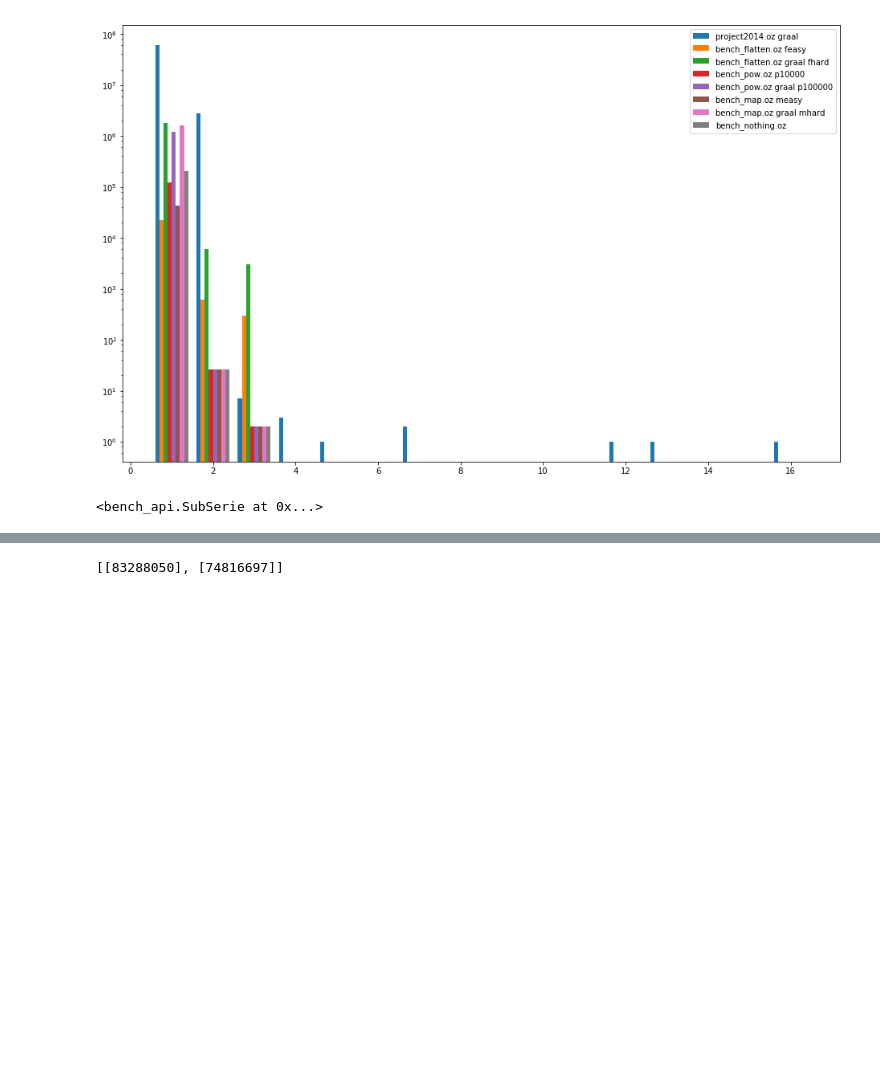
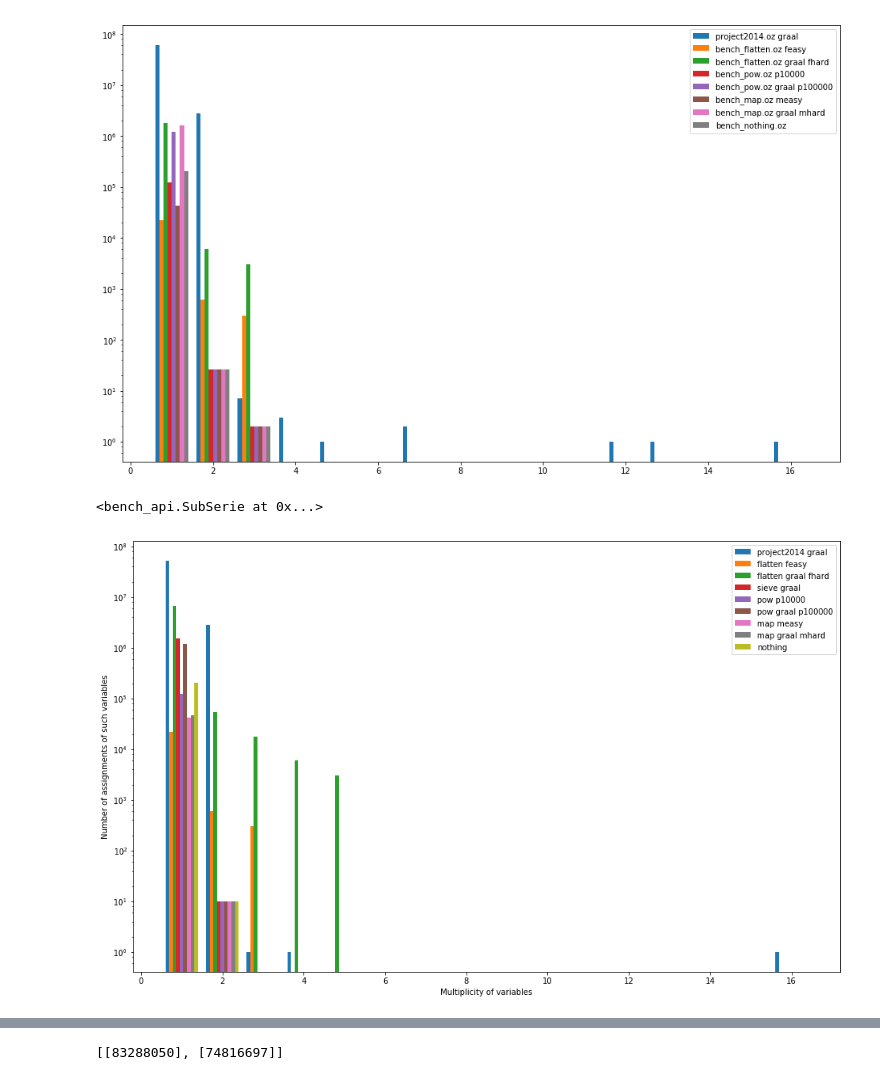
Before and after one commit to mistasse/mozart-graal-benchmarking, a Jupyter notebook: notebook.ipynb, the cells around one changed output, grey strips where cells are left out. Drawn from its saved outputs; the diff is of its cells as text; code cells hidden in the pictures; blank space fills up the shorter version.

```diff
--- a/notebook.ipynb
+++ b/notebook.ipynb
@@ -211,3 +219,12 @@ nlinks.hist().show()
 # %% [output]
 [figure]
 <bench_api.SubSerie at 0x...>
+# %%
+medium()
+nlinks = Serie("nlinks").get("nlinks", conv=asis)
+nlinks.hist()
+plt.xlabel("Multiplicity of variables")
+plt.ylabel("Number of assignments of such variables")
+plt.show()
+# %% [output]
+[figure, added]
```
Also changed, not shown: parts of 3 cells of this notebook, 14 other files.
